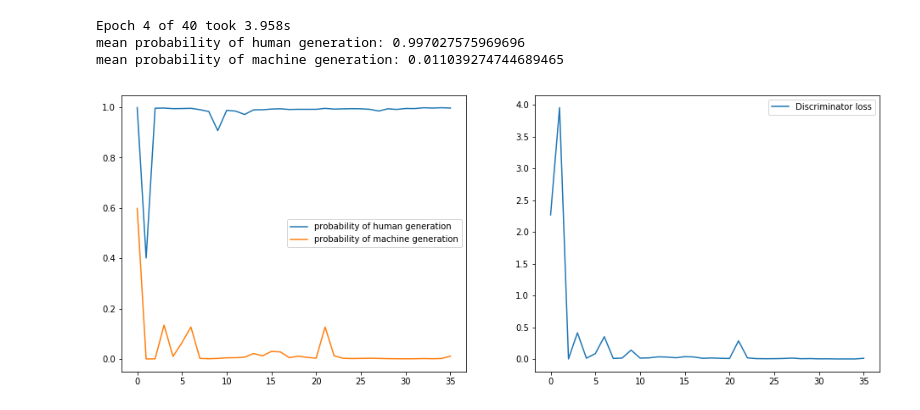
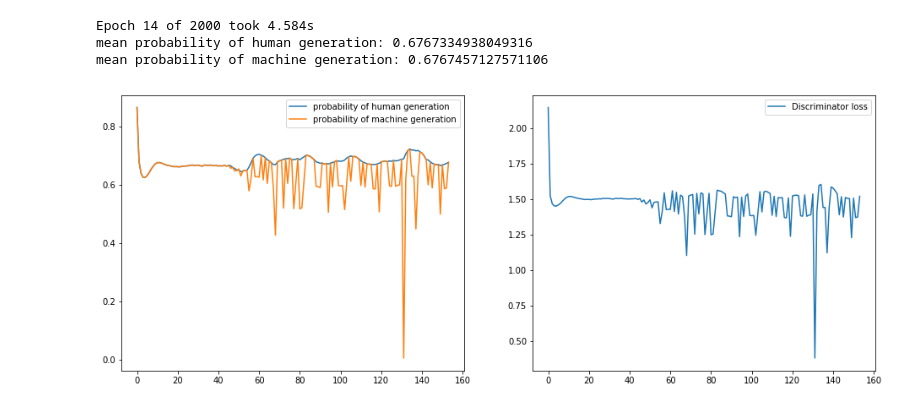
Before and after one commit to avecplezir/project_dnn2018, a Jupyter notebook: Discriminator-Ivan3-baseline6.ipynb, the cells around one changed output. Drawn from its saved outputs; the diff is of its cells as text; code cells hidden in the pictures.

```diff
--- a/Discriminator-Ivan3-baseline6.ipynb
+++ b/Discriminator-Ivan3-baseline6.ipynb
@@ -44,7 +44,7 @@ def sample_sound(data_gen):
     size = data_gen.size()
     rand = torch.rand(*size).cuda()
     sample = (rand<data_gen).type(torch.FloatTensor).cuda()
-    sample[:,:,:,2] = 1
+    sample[:,:,:,2] = sample[:,:,:,0]
     return sample
 # %%
 OCTAVE_NUM = 4
@@ -59,7 +56,7 @@ train_data, train_labels = load_all(styles, BATCH_SIZE, TIME_SCALE)
 # %%
-X_tr = train_data[0][:]
-y_tr = train_labels[0][:]
-print(train_data[0].shape)
+styles= [['data/Bach1']]
+X_tr, y_tr = load_all(styles, BATCH_SIZE, SEQ_LEN)
+print(X_tr.shape)
 
 X_loader = torch.utils.data.DataLoader(\
             torch.utils.data.TensorDataset(\
@@ -76,7 +73,7 @@ def train_discriminator(num_epochs = 3,d_lr = 0.001, verbose = True):
     history = {'d_losses':[], 'prop_machine':[],
                'prob_human':[], 'prob_noise':[], 'color':[]}
 
-
+    generator.eval()
 
     for epoch in range(num_epochs):
         start_time = time.time()
@@ -85,14 +82,13 @@ def train_discriminator(num_epochs = 3,d_lr = 0.001, verbose = True):
                 x_batch = x_batch.cuda()
                 ch_batch = ch_batch.cuda()
 
-                x_batch[:,:,:,2] = 1
-                ch_batch[:,:,:,2] = 1
+                x_batch[:,:,:,2] = x_batch[:,:,:,0] #1 #x_batch[:,:,:,0]
+                ch_batch[:,:,:,2] = ch_batch[:,:,:,0] # 1 #ch_batch[:,:,:,0]
 
                 # Optimize D
-
                 # rand_like ones_like
                 noise_example = sample_sound(torch.rand_like(x_batch).cuda()), x_batch
-                true_example = ch_batch, x_batch
+                true_example = ch_batch , x_batch
                 p_true_example = discriminator(*true_example)
                 p_noise_example = discriminator(*noise_example)
                 loss = d_loss(p_noise_example, p_true_example)
@@ -464,13 +458,12 @@ Generator(
   )
 )
 # %%
-generator.eval()
-h= train_discriminator( num_epochs = 40, d_lr=1e-3)
+h= train_discriminator( num_epochs = 2000, d_lr=1e-3)
 # %% [output]
-Epoch 4 of 40 took 3.958s
-mean probability of human generation: 0.997027575969696
-mean probability of machine generation: 0.011039274744689465
+Epoch 14 of 2000 took 4.584s
+mean probability of human generation: 0.6767334938049316
+mean probability of machine generation: 0.6767457127571106
-[figure, old version]
+[figure, new version]
 # %%
 p_baseline, bl_l = train_baseline(num_epochs = 2,b_lr = 0.001, verbose=False)
 # %%
```
Also changed, not shown: parts of 11 cells of this notebook, 18 other files.
